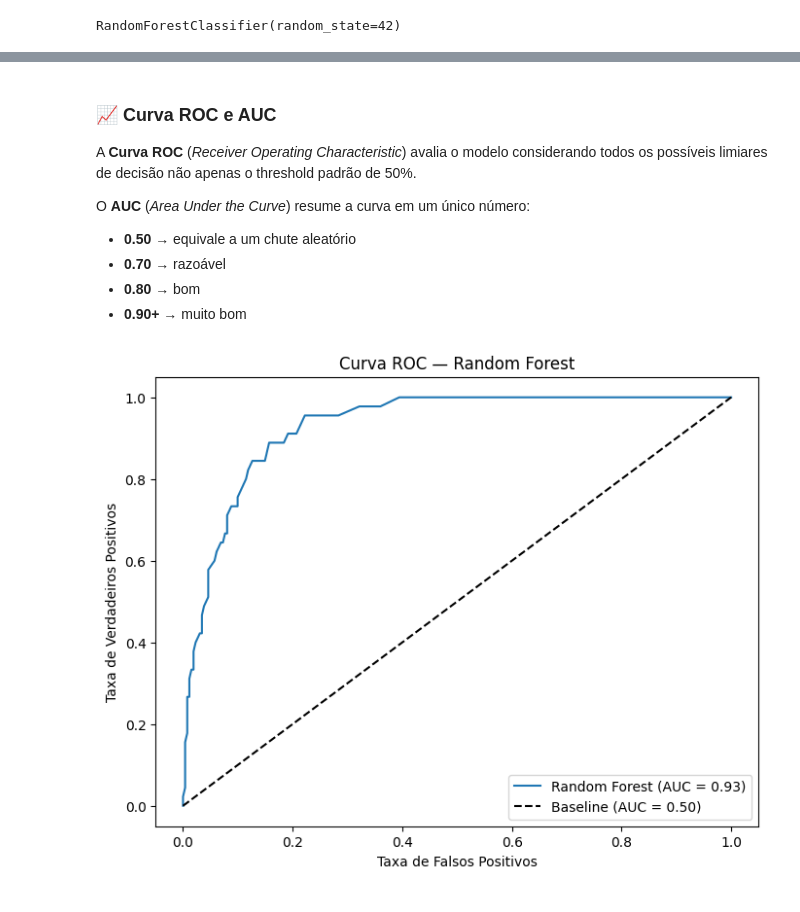
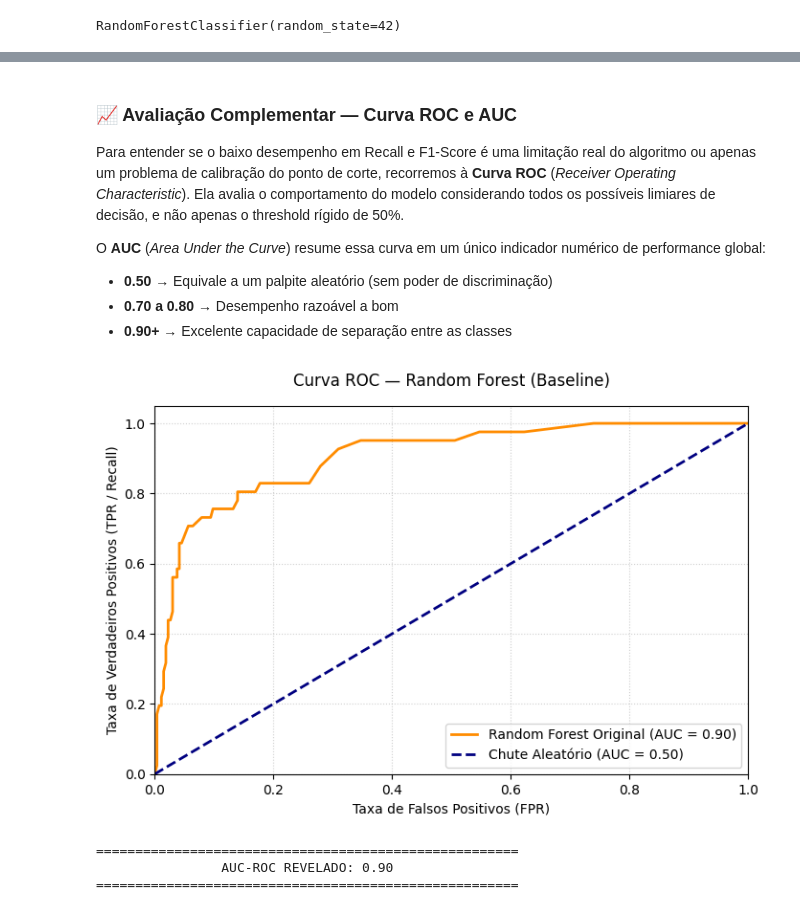
Before and after one commit to MayconNune/PosGraduacao_DataAnalytics---Machine-Learning---Grupo-31, a Jupyter notebook: models/randomforest.ipynb, the cells around one changed output, grey strips where cells are left out. Cells and saved outputs as stored; diff of their text form; code cells hidden in the pictures.

Commit message:
ajustei a minha analise para a base correta df_limpa e ajustei meu modelo com stratify=y

```diff
--- a/models/randomforest.ipynb
+++ b/models/randomforest.ipynb
@@ -47,6 +49,9 @@ y = df['cluster_quality']
 # %%
 # Dividindo treino e teste
 X_train, X_test, y_train, y_test = train_test_split(
-    X, y, test_size=0.3, random_state=42
+    X, y,
+    test_size=0.3,
+    random_state=42,
+    stratify=y
 )
 # %% [markdown]
@@ -80,11 +80,11 @@ diferente, e combina os resultados.
 # Importando o modelo Random Forest
 from sklearn.ensemble import RandomForestClassifier
 # %%
-# Instanciando o modelo Random Forest e ajustando os hiperparâmetros
-rf = RandomForestClassifier(n_estimators=100, random_state=42)
+# Instanciando o modelo original (nosso Baseline)
+rf_original = RandomForestClassifier(n_estimators=100, random_state=42)
 # %%
-# Treinando o modelo
-rf.fit(X_train, y_train)
+# Treinando o modelo com a base estratificada
+rf_original.fit(X_train, y_train)
 # %% [output]
 RandomForestClassifier(random_state=42)
 # %%
@@ -140,40 +157,49 @@ weighted avg       0.88      0.89      0.88       306
 # %% [markdown]
-### 📈 Curva ROC e AUC
+### 📈 Avaliação Complementar — Curva ROC e AUC
 
-A **Curva ROC** (*Receiver Operating Characteristic*) avalia o modelo
-considerando todos os possíveis limiares de decisão não apenas o
-threshold padrão de 50%.
+Para entender se o baixo desempenho em Recall e F1-Score é uma limitação real do algoritmo ou apenas um problema de calibração do ponto de corte, recorremos à **Curva ROC** (*Receiver Operating Characteristic*). Ela avalia o comportamento do modelo considerando todos os possíveis limiares de decisão, e não apenas o threshold rígido de 50%.
 
-O **AUC** (*Area Under the Curve*) resume a curva em um único número:
+O **AUC** (*Area Under the Curve*) resume essa curva em um único indicador numérico de performance global:
 
-- **0.50** → equivale a um chute aleatório
-- **0.70** → razoável
-- **0.80** → bom
-- **0.90+** → muito bom
+- **0.50** → Equivale a um palpite aleatório (sem poder de discriminação)
+- **0.70 a 0.80** → Desempenho razoável a bom
+- **0.90+** → Excelente capacidade de separação entre as classes
 # %%
 # Importando as bibliotecas para avaliação do modelo
 from sklearn.metrics import roc_curve, roc_auc_score
 # %%
-# Calculando as probabilidades
-y_scores = rf.predict_proba(X_test)[:, 1]
+# Calculando as probabilidades com o modelo original
+y_scores_original = rf_original.predict_proba(X_test)[:, 1]
 
-# Calculando TPR e FPR
-fpr, tpr, thresholds = roc_curve(y_test, y_scores)
+# Calculando a Taxa de Verdadeiros Positivos (TPR) e Falsos Positivos (FPR)
+fpr, tpr, thresholds = roc_curve(y_test, y_scores_original)
 
-# Calculando o AUC
-auc = roc_auc_score(y_test, y_scores)
+# Calculando a área sob a curva (AUC)
+auc_original = roc_auc_score(y_test, y_scores_original)
 
-# Plotando a curva ROC
-plt.figure(figsize=(8, 6))
-plt.plot(fpr, tpr, label=f'Random Forest (AUC = {auc:.2f})')
-plt.plot([0, 1], [0, 1], 'k--', label='Baseline (AUC = 0.50)')
-plt.xlabel('Taxa de Falsos Positivos')
-plt.ylabel('Taxa de Verdadeiros Positivos')
-plt.title('Curva ROC — Random Forest')
-plt.legend()
+# Plotando a curva ROC com ajustes estáticos de alinhamento
+plt.figure(figsize=(8, 5))
+plt.plot(fpr, tpr, color='darkorange', lw=2, label=f'Random Forest Original (AUC = {auc_original:.2f})')
+plt.plot([0, 1], [0, 1], color='navy', lw=2, linestyle='--', label='Chute Aleatório (AUC = 0.50)')
+plt.xlim([0.0, 1.0])
+plt.ylim([0.0, 1.05])
+plt.xlabel('Taxa de Falsos Positivos (FPR)')
+plt.ylabel('Taxa de Verdadeiros Positivos (TPR / Recall)')
+plt.title('Curva ROC — Random Forest (Baseline)', fontsize=12, pad=15)
+plt.legend(loc="lower right")
+plt.grid(True, linestyle=':', alpha=0.6)
 plt.show()
+
+# Print de confirmação no terminal
+largura_bloco = 54
+print("=" * largura_bloco)
+print(f"AUC-ROC REVELADO: {auc_original:.2f}".center(largura_bloco))
+print("=" * largura_bloco)
 # %% [output]
-[figure, old version]
+[figure, new version]
+======================================================
+                AUC-ROC REVELADO: 0.90
+======================================================
 # %% [markdown]
 ### 🔍 Interpretação da Curva ROC
 
```
Also changed, not shown: parts of 33 cells of this notebook, 1 other file.
